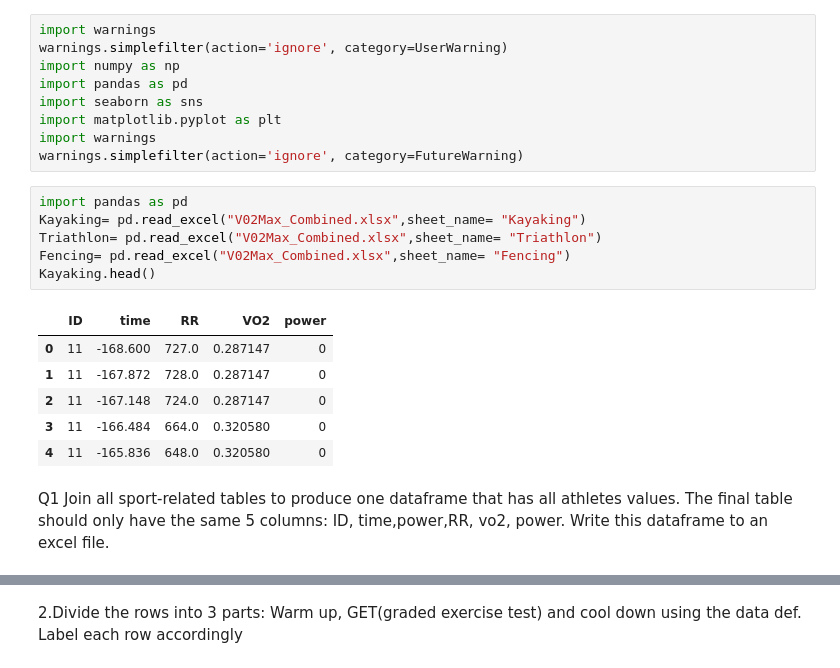
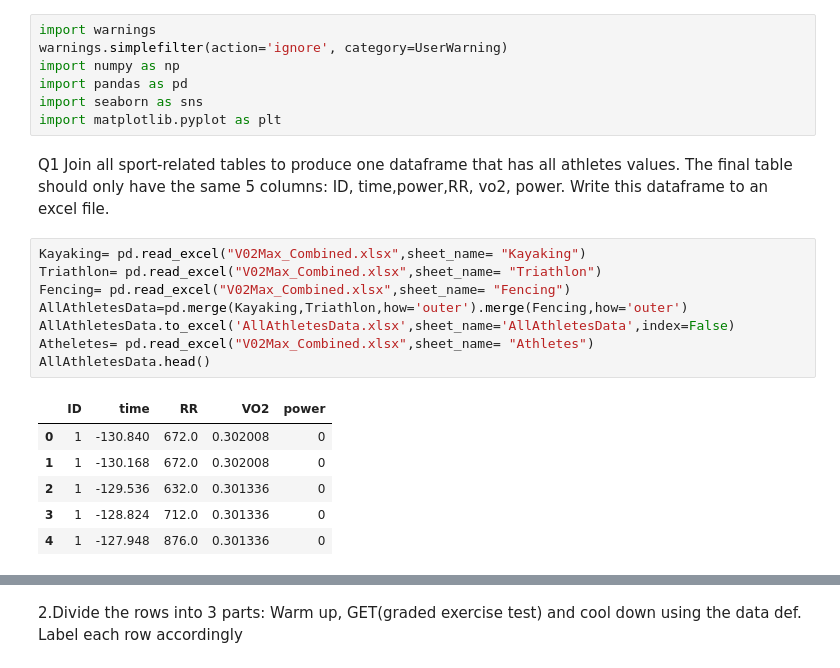
Before and after one commit to kalyankranth/10_Pythoncharms_PythonHackathon_Aug24, a Jupyter notebook: 10_Pythoncharms_Main80Questions.ipynb, the cells around one changed output, grey strips where cells are left out. Drawn from its saved outputs; the diff is of its cells as text.

```diff
--- a/10_Pythoncharms_Main80Questions.ipynb
+++ b/10_Pythoncharms_Main80Questions.ipynb
@@ -5,20 +5,20 @@ import numpy as np
 import pandas as pd
 import seaborn as sns
 import matplotlib.pyplot as plt
-import warnings
-warnings.simplefilter(action='ignore', category=FutureWarning)
+# %% [markdown]
+Q1 Join all sport-related tables to produce one dataframe that has all athletes values. The final table should only have the same 5 columns: ID, time,power,RR, vo2, power. Write this dataframe to an excel file.
 # %%
-import pandas as pd
 Kayaking= pd.read_excel("V02Max_Combined.xlsx",sheet_name= "Kayaking")
 Triathlon= pd.read_excel("V02Max_Combined.xlsx",sheet_name= "Triathlon")
 Fencing= pd.read_excel("V02Max_Combined.xlsx",sheet_name= "Fencing")
-Kayaking.head()
+AllAthletesData=pd.merge(Kayaking,Triathlon,how='outer').merge(Fencing,how='outer')
+AllAthletesData.to_excel('AllAthletesData.xlsx',sheet_name='AllAthletesData',index=False)
+Atheletes= pd.read_excel("V02Max_Combined.xlsx",sheet_name= "Athletes")
+AllAthletesData.head()
 # %% [output]
 |  | ID | time | RR | VO2 | power |
-| 0 | 11 | -168.600 | 727.0 | 0.287147 | 0 |
-| 1 | 11 | -167.872 | 728.0 | 0.287147 | 0 |
-| 2 | 11 | -167.148 | 724.0 | 0.287147 | 0 |
-| 3 | 11 | -166.484 | 664.0 | 0.320580 | 0 |
-| 4 | 11 | -165.836 | 648.0 | 0.320580 | 0 |
+| 0 | 1 | -130.840 | 672.0 | 0.302008 | 0 |
+| 1 | 1 | -130.168 | 672.0 | 0.302008 | 0 |
+| 2 | 1 | -129.536 | 632.0 | 0.301336 | 0 |
+| 3 | 1 | -128.824 | 712.0 | 0.301336 | 0 |
+| 4 | 1 | -127.948 | 876.0 | 0.301336 | 0 |
-# %% [markdown]
-Q1 Join all sport-related tables to produce one dataframe that has all athletes values. The final table should only have the same 5 columns: ID, time,power,RR, vo2, power. Write this dataframe to an excel file.
```
Also changed, not shown: parts of 15 cells of this notebook, 1 other file.
